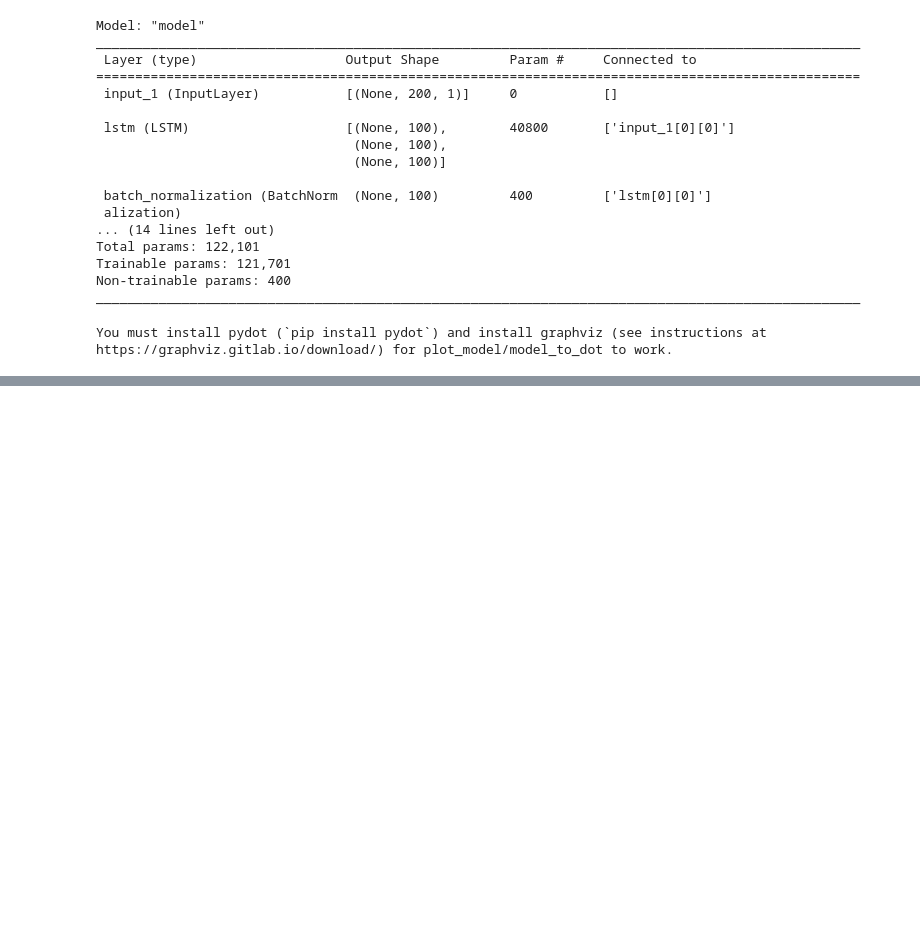
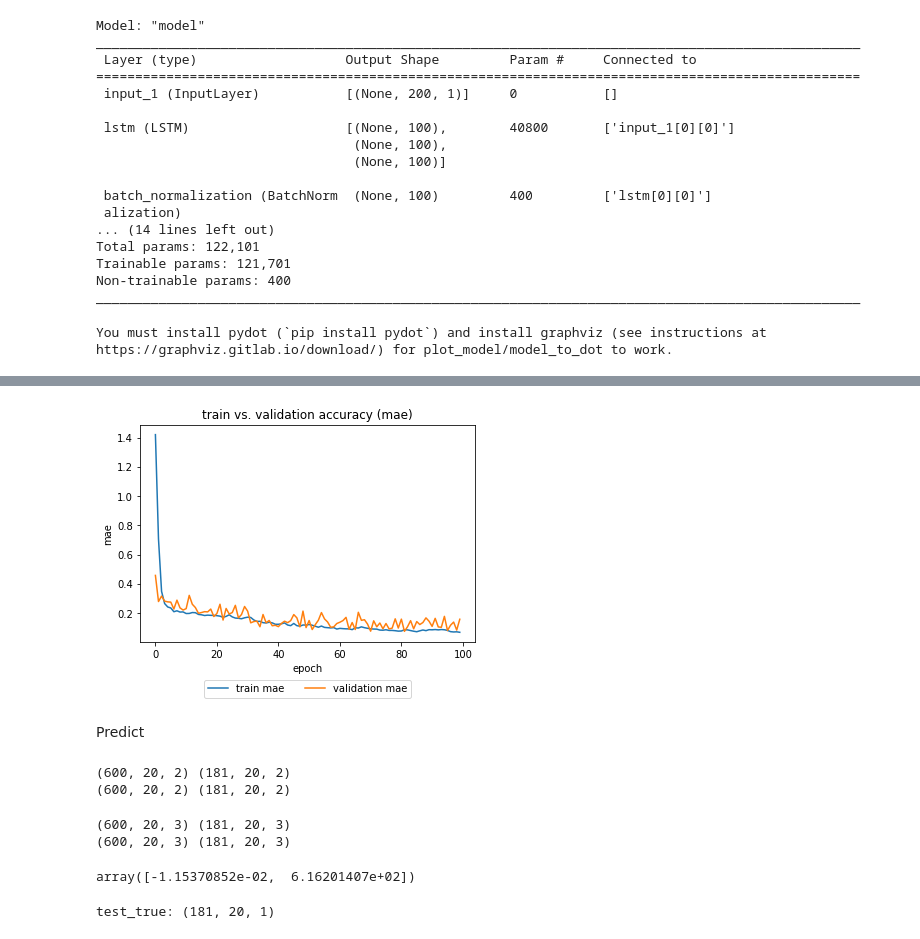
Before and after one commit to BleakHeart/Report-2, a Jupyter notebook: src/prova.ipynb, the cells around one changed output, grey strips where cells are left out. Saved outputs shown, nothing was run; the diff lists cells and outputs as text; code cells hidden in the pictures; blank space fills up the shorter version.

```diff
--- a/src/prova.ipynb
+++ b/src/prova.ipynb
@@ -229,0 +252,51 @@ ValueError: Creating variables on a non-first call to a function decorated with
+# %%
+plt.plot(train_mae, label='train mae'),
+plt.plot(valid_mae, label='validation mae')
+plt.ylabel('mae')
+plt.xlabel('epoch')
+plt.title('train vs. validation accuracy (mae)')
+plt.legend(loc='upper center', bbox_to_anchor=(0.5, -0.15), fancybox=True, shadow=False, ncol=2)
+plt.show()
+# %% [output]
+[figure, added]
+# %% [markdown]
+Predict
+# %%
+train_pred_detrend = model.predict(X_input_train[:, :, :1])*x_train_max[:2]
+test_pred_detrend = model.predict(X_input_test[:, :, :1])*x_train_max[:2]
+print(train_pred_detrend.shape, test_pred_detrend.shape)
+
+train_true_detrend = X_output_train[:, :, :1]*x_train_max[:2]
+test_true_detrend = X_output_test[:, :, :1]*x_train_max[:2]
+print(train_true_detrend.shape, test_true_detrend.shape)
+# %% [output]
+(600, 20, 2) (181, 20, 2)
+(600, 20, 2) (181, 20, 2)
+# %%
+# combine with the index
+train_pred_detrend = np.concatenate([train_pred_detrend, np.expand_dims(X_output_train[:, :, 1], axis=2)], axis=2)
+test_pred_detrend = np.concatenate([test_pred_detrend, np.expand_dims(X_output_test[:, :, 1], axis=2)], axis=2)
+print(train_pred_detrend.shape, test_pred_detrend.shape)
+
+train_true_detrend = np.concatenate([train_true_detrend, np.expand_dims(X_output_train[:, :, 1], axis=2)], axis=2)
+test_true_detrend = np.concatenate([test_true_detrend, np.expand_dims(X_output_test[:, :, 1], axis=2)], axis=2)
+print(train_pred_detrend.shape, test_pred_detrend.shape)
+# %% [output]
+(600, 20, 3) (181, 20, 3)
+(600, 20, 3) (181, 20, 3)
+# %%
+x_trend_param
+# %% [output]
+array([-1.15370852e-02,  6.16201407e+02])
+# %%
+# recover trend
+data_final = dict()
+
+for dt, lb in zip([train_pred_detrend, train_true_detrend, test_pred_detrend, test_true_detrend],
+                  ['train_pred', 'train_true', 'test_pred', 'test_true']):
+    dt_x = dt[:, :, 0] + (dt[:, :, 1]**2)*x_trend_param[0] + dt[:, :, 1]*x_trend_param[1]
+    data_final[lb] = np.expand_dims(dt_x, axis=2)
+
+print(lb+': {}'.format(data_final[lb].shape))
+# %% [output]
+test_true: (181, 20, 1)
```
Also changed, not shown: parts of 10 cells of this notebook.
